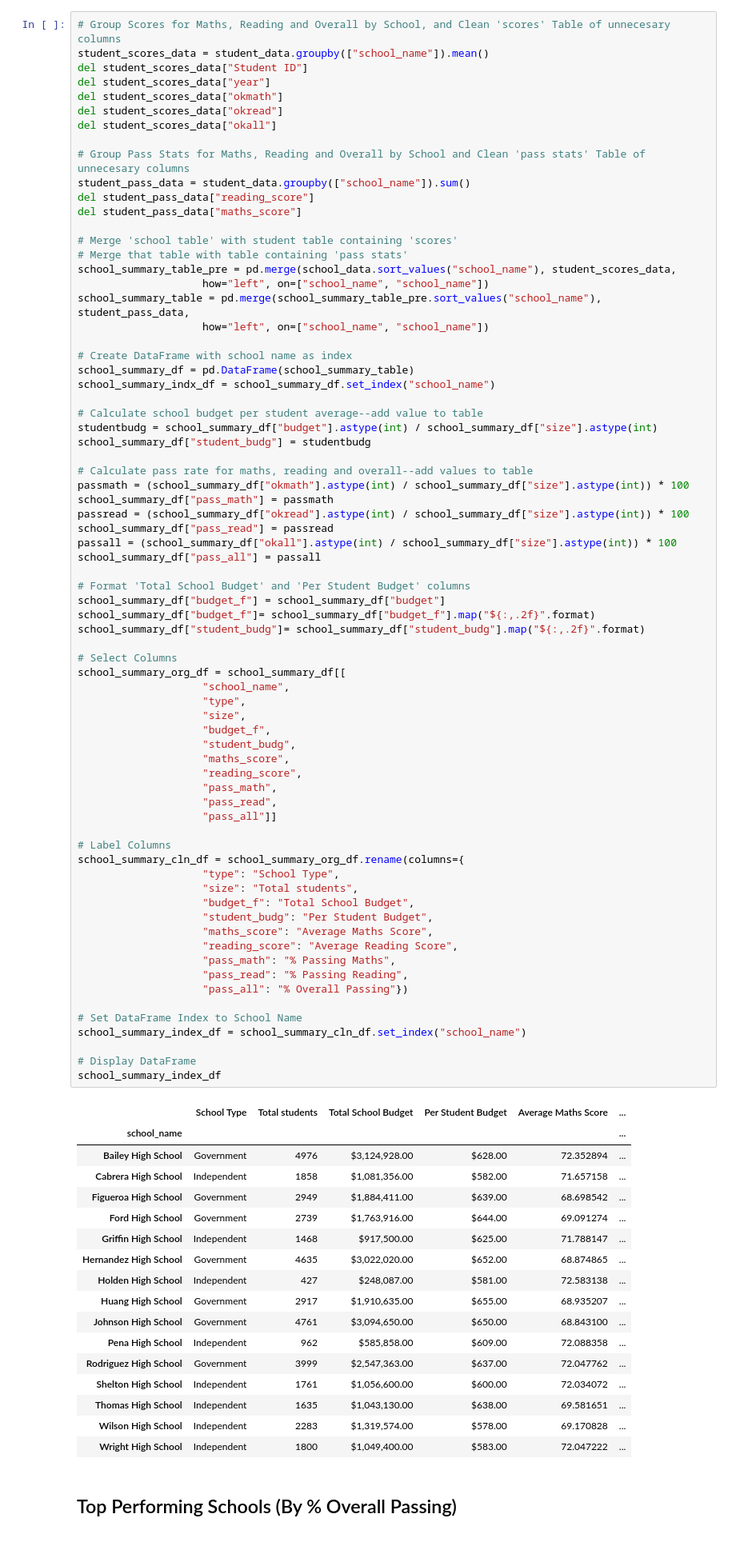
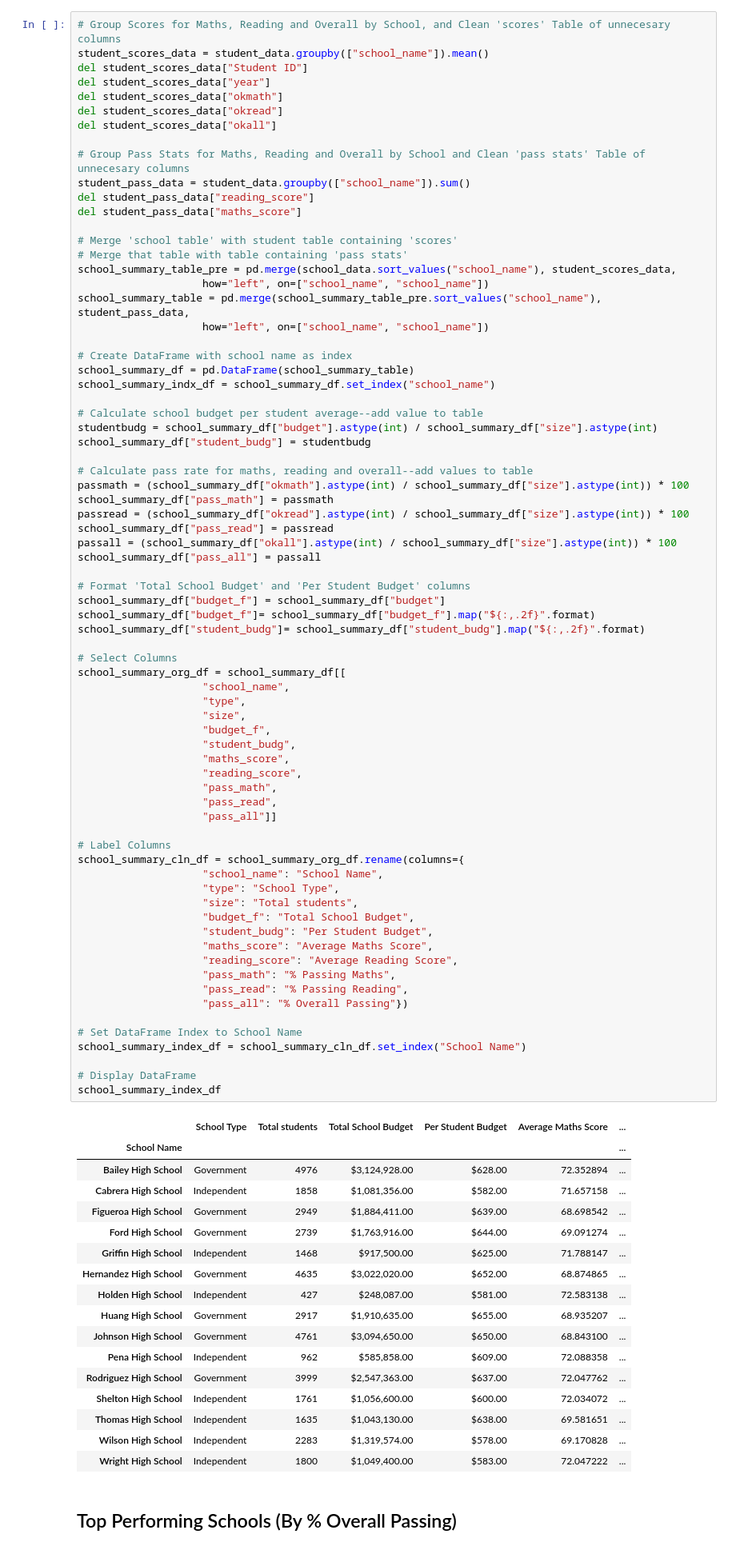
Before and after one commit to jgausachs/pandas-challenge, a Jupyter notebook: PyCitySchools/PyCitySchools.ipynb, the cells around one changed output. Shown at 80% size. Saved outputs shown, nothing was run; the diff lists cells and outputs as text.

```diff
--- a/PyCitySchools/PyCitySchools.ipynb
+++ b/PyCitySchools/PyCitySchools.ipynb
@@ -146,35 +146,36 @@ school_summary_df["student_budg"]= school_summary_df["student_budg"].map("${:,.2
 school_summary_org_df = school_summary_df[[
                     "school_name",
                     "type",
                     "size",
                     "budget_f",
                     "student_budg",
                     "maths_score",
                     "reading_score",
                     "pass_math",
                     "pass_read",
                     "pass_all"]]
 
 # Label Columns
 school_summary_cln_df = school_summary_org_df.rename(columns={
+                    "school_name": "School Name",
                     "type": "School Type",
                     "size": "Total students",
                     "budget_f": "Total School Budget",
                     "student_budg": "Per Student Budget",
                     "maths_score": "Average Maths Score",
                     "reading_score": "Average Reading Score",
                     "pass_math": "% Passing Maths",
                     "pass_read": "% Passing Reading",
                     "pass_all": "% Overall Passing"})
 
 # Set DataFrame Index to School Name
-school_summary_index_df = school_summary_cln_df.set_index("school_name")
+school_summary_index_df = school_summary_cln_df.set_index("School Name")
 
 # Display DataFrame
 school_summary_index_df
 # %% [output]
 |  | School Type | Total students | Total School Budget | Per Student Budget | Average Maths Score | ... |
-| school_name |  |  |  |  |  | ... |
+| School Name |  |  |  |  |  | ... |
 | Bailey High School | Government | 4976 | $3,124,928.00 | $628.00 | 72.352894 | ... |
 | Cabrera High School | Independent | 1858 | $1,081,356.00 | $582.00 | 71.657158 | ... |
 | Figueroa High School | Government | 2949 | $1,884,411.00 | $639.00 | 68.698542 | ... |
```
Also changed, not shown: parts of 7 cells of this notebook.
